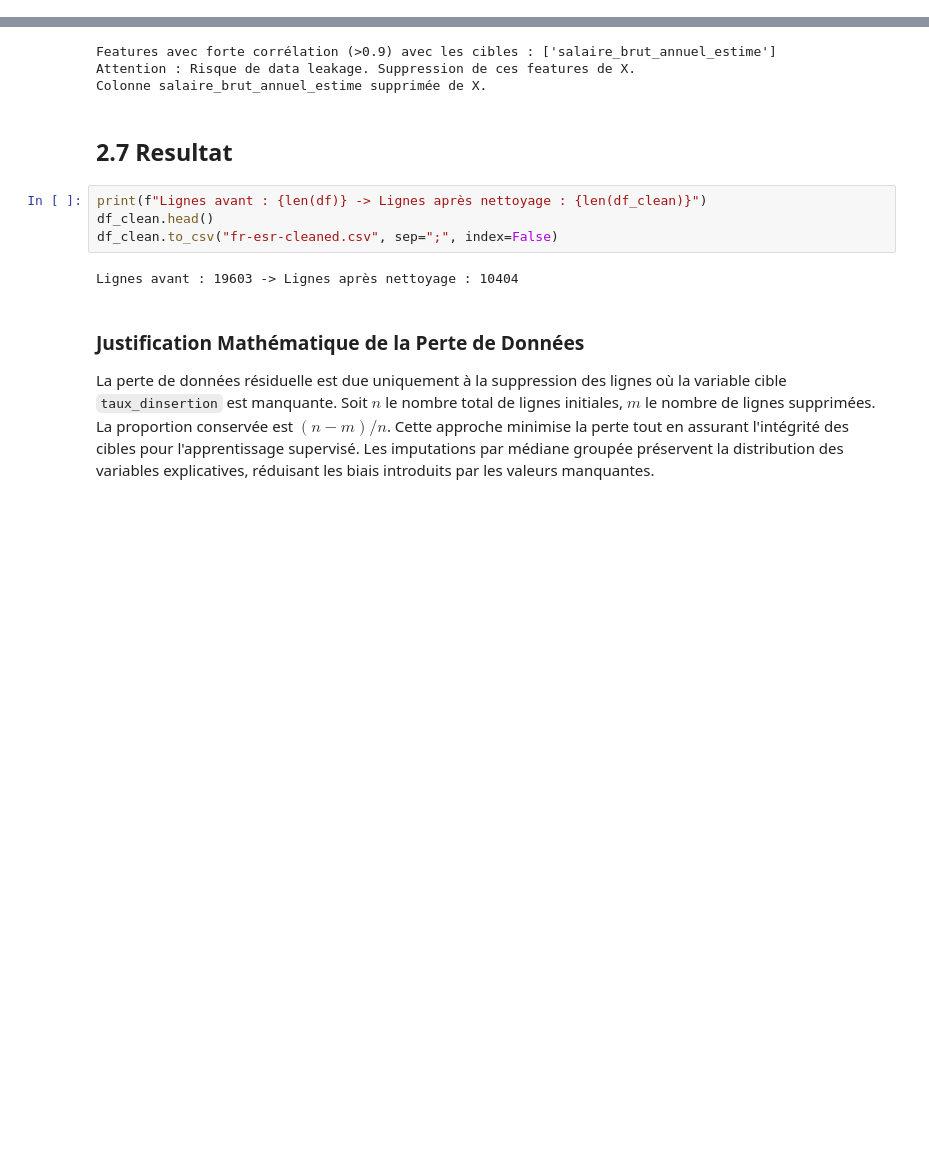
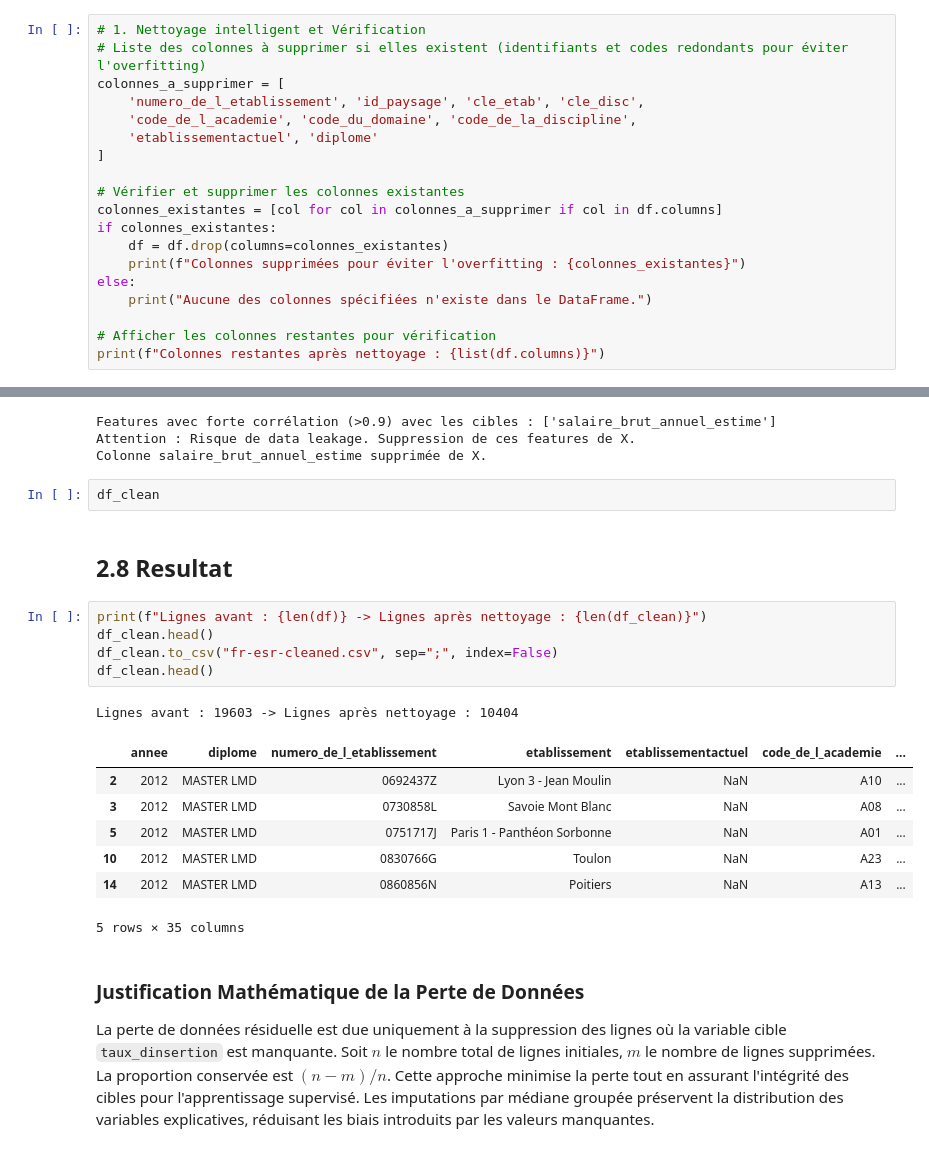
Before and after one commit to mattmathbg/Projet_ML, a Jupyter notebook: Projet.ipynb, the cells around one changed output, grey strips where cells are left out. Drawn from its saved outputs; the diff is of its cells as text; blank space fills up the shorter version.

```diff
--- a/Projet.ipynb
+++ b/Projet.ipynb
@@ -56,6 +56,25 @@ df.head()
 | 3 | 2012 | MASTER LMD | 0730858L | Savoie Mont Blanc | NaN | A08 | ... |
 | 4 | 2012 | MASTER LMD | 0750736T | Paris - Dauphine | NaN | A01 | ... |
 5 rows × 35 columns
+# %%
+# 1. Nettoyage intelligent et Vérification
+# Liste des colonnes à supprimer si elles existent (identifiants et codes redondants pour éviter l'overfitting)
+colonnes_a_supprimer = [
+    'numero_de_l_etablissement', 'id_paysage', 'cle_etab', 'cle_disc',
+    'code_de_l_academie', 'code_du_domaine', 'code_de_la_discipline',
+    'etablissementactuel', 'diplome'
+]
+
+# Vérifier et supprimer les colonnes existantes
+colonnes_existantes = [col for col in colonnes_a_supprimer if col in df.columns]
+if colonnes_existantes:
+    df = df.drop(columns=colonnes_existantes)
+    print(f"Colonnes supprimées pour éviter l'overfitting : {colonnes_existantes}")
+else:
+    print("Aucune des colonnes spécifiées n'existe dans le DataFrame.")
+
+# Afficher les colonnes restantes pour vérification
+print(f"Colonnes restantes après nettoyage : {list(df.columns)}")
 # %% [markdown]
 ## 2.2 SUPPRESSION DES NS.
 On supprime les ns par la moyenne trouver qui correspond a la discipline sciences de l'ingenieur et les ns qui correspondes au emplois_cadre_ou_professions_intermediaires.
@@ -176,14 +195,24 @@ else:
 Features avec forte corrélation (>0.9) avec les cibles : ['salaire_brut_annuel_estime']
 Attention : Risque de data leakage. Suppression de ces features de X.
 Colonne salaire_brut_annuel_estime supprimée de X.
+# %%
+df_clean
 # %% [markdown]
-## 2.7 Resultat
+## 2.8 Resultat
 # %%
 print(f"Lignes avant : {len(df)} -> Lignes après nettoyage : {len(df_clean)}")
 df_clean.head()
 df_clean.to_csv("fr-esr-cleaned.csv", sep=";", index=False)
+df_clean.head()
 # %% [output]
 Lignes avant : 19603 -> Lignes après nettoyage : 10404
+|  | annee | diplome | numero_de_l_etablissement | etablissement | etablissementactuel | code_de_l_academie | ... |
+| 2 | 2012 | MASTER LMD | 0692437Z | Lyon 3 - Jean Moulin | NaN | A10 | ... |
+| 3 | 2012 | MASTER LMD | 0730858L | Savoie Mont Blanc | NaN | A08 | ... |
+| 5 | 2012 | MASTER LMD | 0751717J | Paris 1 - Panthéon Sorbonne | NaN | A01 | ... |
+| 10 | 2012 | MASTER LMD | 0830766G | Toulon | NaN | A23 | ... |
+| 14 | 2012 | MASTER LMD | 0860856N | Poitiers | NaN | A13 | ... |
+5 rows × 35 columns
 # %% [markdown]
 ### Justification Mathématique de la Perte de Données
 La perte de données résiduelle est due uniquement à la suppression des lignes où la variable cible `taux_dinsertion` est manquante. Soit $n$ le nombre total de lignes initiales, $m$ le nombre de lignes supprimées. La proportion conservée est $(n - m)/n$. Cette approche minimise la perte tout en assurant l'intégrité des cibles pour l'apprentissage supervisé. Les imputations par médiane groupée préservent la distribution des variables explicatives, réduisant les biais introduits par les valeurs manquantes.
```
Also changed, not shown: parts of 3 cells of this notebook, 1 other file.
